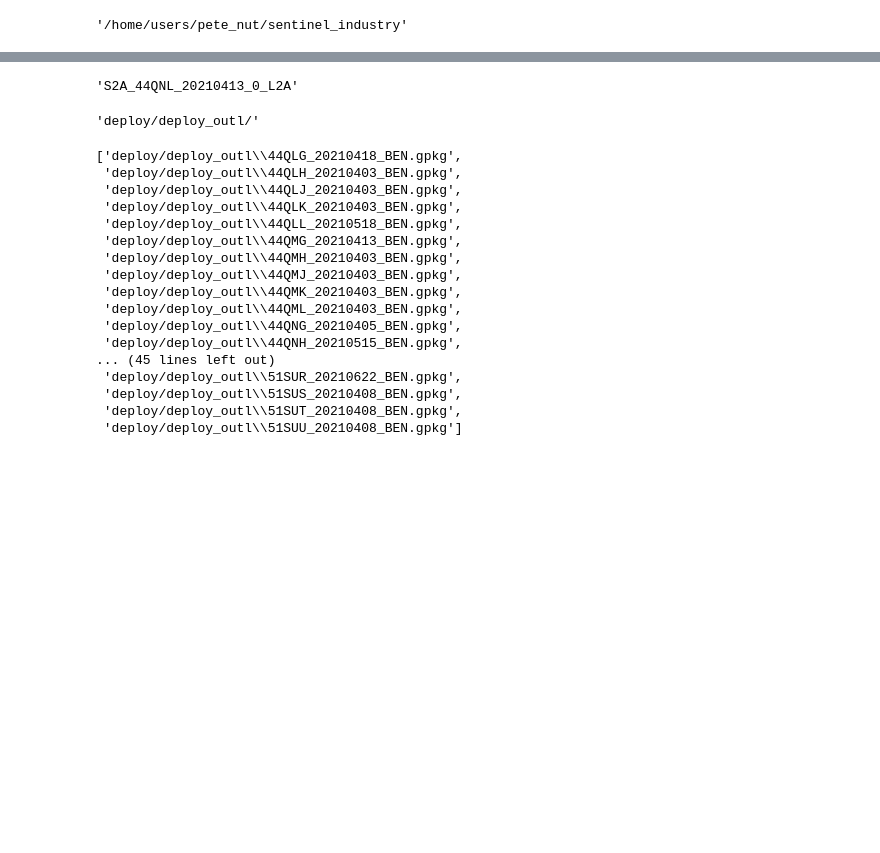
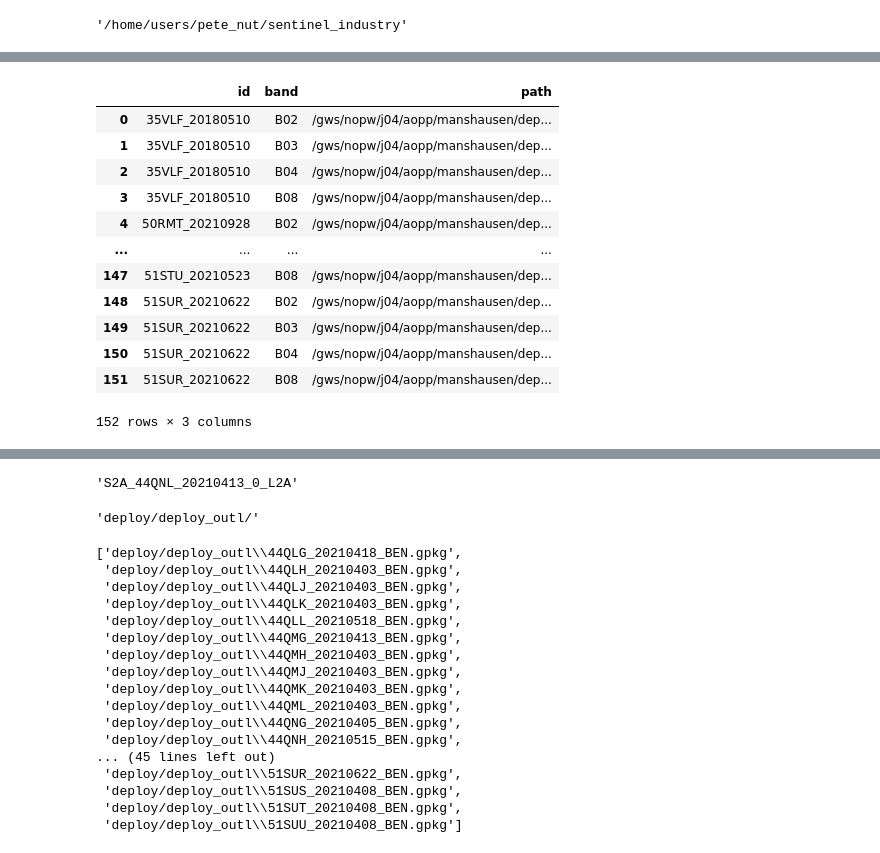
Before and after one commit to ManshaP/sentinel_industry, a Jupyter notebook: deploy_test.ipynb, the cells around one changed output, grey strips where cells are left out. Saved outputs shown, nothing was run; the diff lists cells and outputs as text; code cells hidden in the pictures; blank space fills up the shorter version.

```diff
--- a/deploy_test.ipynb
+++ b/deploy_test.ipynb
@@ -165,4 +241,20 @@ images_df_list = [[("_").join(x.split("_")[1:3]),
                     x.split("_")[-1].split('.')[0],
                     os.path.join(base_dir,x)] for x in os.listdir(base_dir) if x.endswith('.tif')]
 images_df = pd.DataFrame(images_df_list, columns= ['id', 'band', 'path'])
+# %%
+images_df
+# %% [output]
+|  | id | band | path |
+| 0 | 35VLF_20180510 | B02 | /gws/nopw/j04/aopp/manshausen/dep... |
+| 1 | 35VLF_20180510 | B03 | /gws/nopw/j04/aopp/manshausen/dep... |
+| 2 | 35VLF_20180510 | B04 | /gws/nopw/j04/aopp/manshausen/dep... |
+| 3 | 35VLF_20180510 | B08 | /gws/nopw/j04/aopp/manshausen/dep... |
+| 4 | 50RMT_20210928 | B02 | /gws/nopw/j04/aopp/manshausen/dep... |
+| ... | ... | ... | ... |
+| 147 | 51STU_20210523 | B08 | /gws/nopw/j04/aopp/manshausen/dep... |
+| 148 | 51SUR_20210622 | B02 | /gws/nopw/j04/aopp/manshausen/dep... |
+| 149 | 51SUR_20210622 | B03 | /gws/nopw/j04/aopp/manshausen/dep... |
+| 150 | 51SUR_20210622 | B04 | /gws/nopw/j04/aopp/manshausen/dep... |
+| 151 | 51SUR_20210622 | B08 | /gws/nopw/j04/aopp/manshausen/dep... |
+152 rows × 3 columns
 # %%
```
Also changed, not shown: parts of 18 cells of this notebook, 10 other files.
